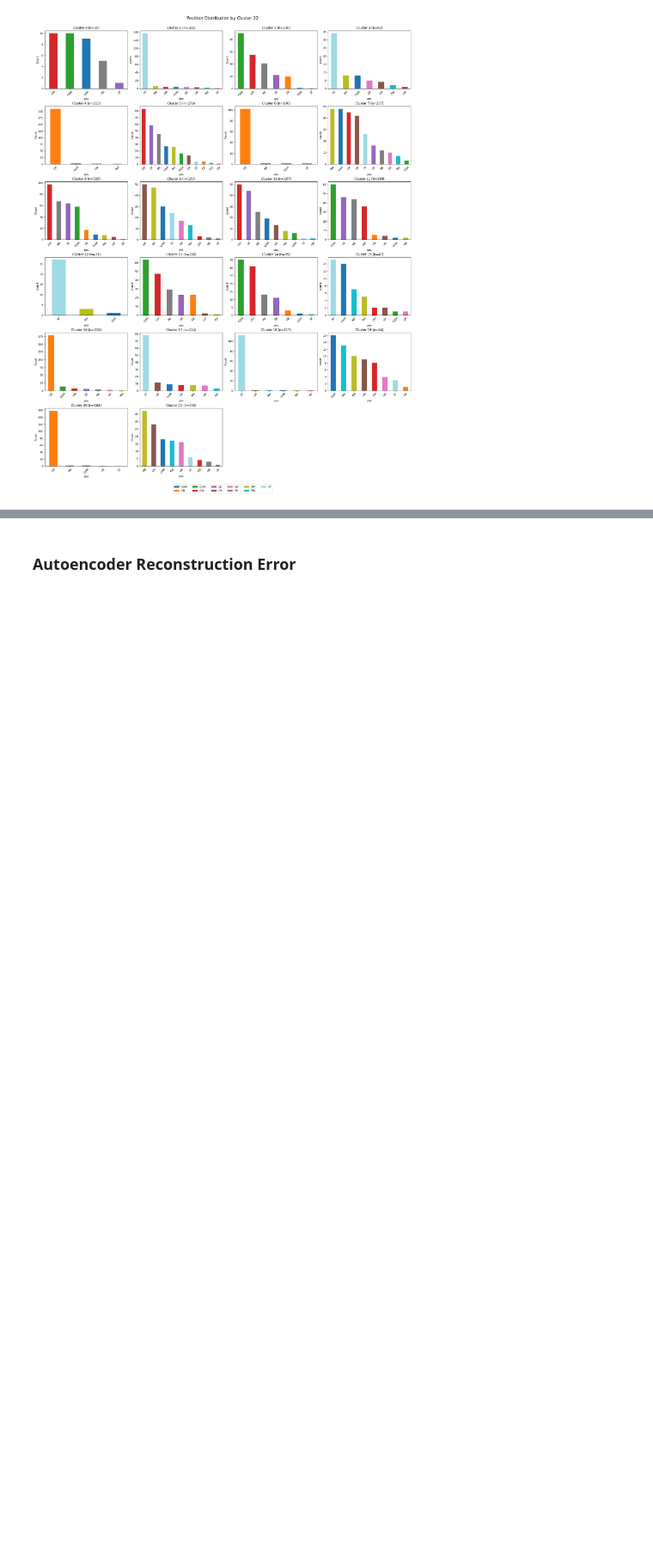
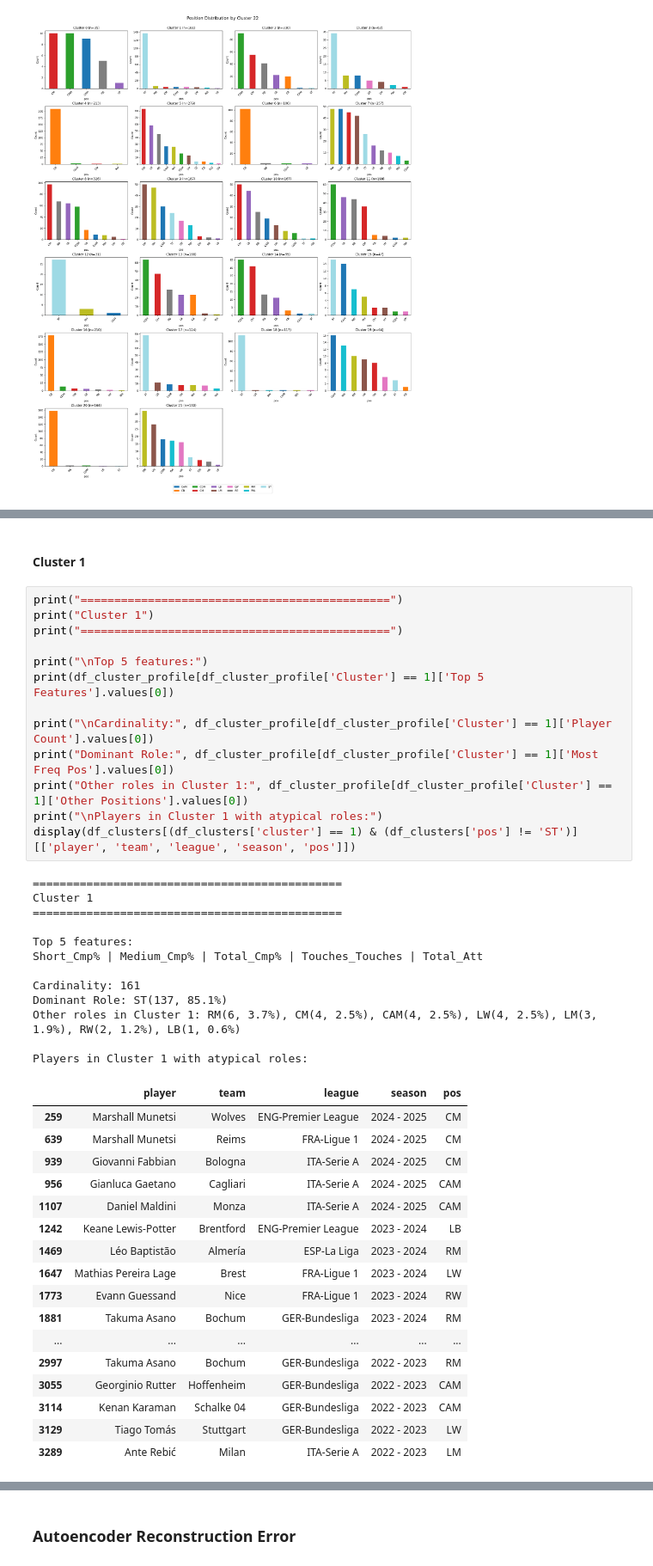
Before and after one commit to andreamurari/DataDriven_Soccer_Scouting, a Jupyter notebook: DataDriven_Soccer_Scouting.ipynb, the cells around one changed output, grey strips where cells are left out. Shown at 86% size. Cells and saved outputs as stored; diff of their text form; blank space fills up the shorter version.

```diff
--- a/DataDriven_Soccer_Scouting.ipynb
+++ b/DataDriven_Soccer_Scouting.ipynb
@@ -1021,0 +1046,45 @@ print(df_clusters[(df_clusters['cluster'] == 0) & (df_clusters['pos'].isin(['RB'
+# %% [markdown]
+#### Cluster 1
+# %%
+print("==============================================")
+print("Cluster 1")
+print("==============================================")
+
+print("\nTop 5 features:")
+print(df_cluster_profile[df_cluster_profile['Cluster'] == 1]['Top 5 Features'].values[0])
+
+print("\nCardinality:", df_cluster_profile[df_cluster_profile['Cluster'] == 1]['Player Count'].values[0])
+print("Dominant Role:", df_cluster_profile[df_cluster_profile['Cluster'] == 1]['Most Freq Pos'].values[0])
+print("Other roles in Cluster 1:", df_cluster_profile[df_cluster_profile['Cluster'] == 1]['Other Positions'].values[0])
+print("\nPlayers in Cluster 1 with atypical roles:")
+display(df_clusters[(df_clusters['cluster'] == 1) & (df_clusters['pos'] != 'ST')][['player', 'team', 'league', 'season', 'pos']])
+# %% [output]
+==============================================
+Cluster 1
+==============================================
+
+Top 5 features:
+Short_Cmp% | Medium_Cmp% | Total_Cmp% | Touches_Touches | Total_Att
+
+Cardinality: 161
+Dominant Role: ST(137, 85.1%)
+Other roles in Cluster 1: RM(6, 3.7%), CM(4, 2.5%), CAM(4, 2.5%), LW(4, 2.5%), LM(3, 1.9%), RW(2, 1.2%), LB(1, 0.6%)
+
+Players in Cluster 1 with atypical roles:
+|  | player | team | league | season | pos |
+| 259 | Marshall Munetsi | Wolves | ENG-Premier League | 2024 - 2025 | CM |
+| 639 | Marshall Munetsi | Reims | FRA-Ligue 1 | 2024 - 2025 | CM |
+| 939 | Giovanni Fabbian | Bologna | ITA-Serie A | 2024 - 2025 | CM |
+| 956 | Gianluca Gaetano | Cagliari | ITA-Serie A | 2024 - 2025 | CAM |
+| 1107 | Daniel Maldini | Monza | ITA-Serie A | 2024 - 2025 | CAM |
+| 1242 | Keane Lewis-Potter | Brentford | ENG-Premier League | 2023 - 2024 | LB |
+| 1469 | Léo Baptistão | Almería | ESP-La Liga | 2023 - 2024 | RM |
+| 1647 | Mathias Pereira Lage | Brest | FRA-Ligue 1 | 2023 - 2024 | LW |
+| 1773 | Evann Guessand | Nice | FRA-Ligue 1 | 2023 - 2024 | RW |
+| 1881 | Takuma Asano | Bochum | GER-Bundesliga | 2023 - 2024 | RM |
+| ... | ... | ... | ... | ... | ... |
+| 2997 | Takuma Asano | Bochum | GER-Bundesliga | 2022 - 2023 | RM |
+| 3055 | Georginio Rutter | Hoffenheim | GER-Bundesliga | 2022 - 2023 | CAM |
+| 3114 | Kenan Karaman | Schalke 04 | GER-Bundesliga | 2022 - 2023 | CAM |
+| 3129 | Tiago Tomás | Stuttgart | GER-Bundesliga | 2022 - 2023 | LW |
+| 3289 | Ante Rebić | Milan | ITA-Serie A | 2022 - 2023 | LM |
```
Also changed, not shown: parts of 9 cells of this notebook.
